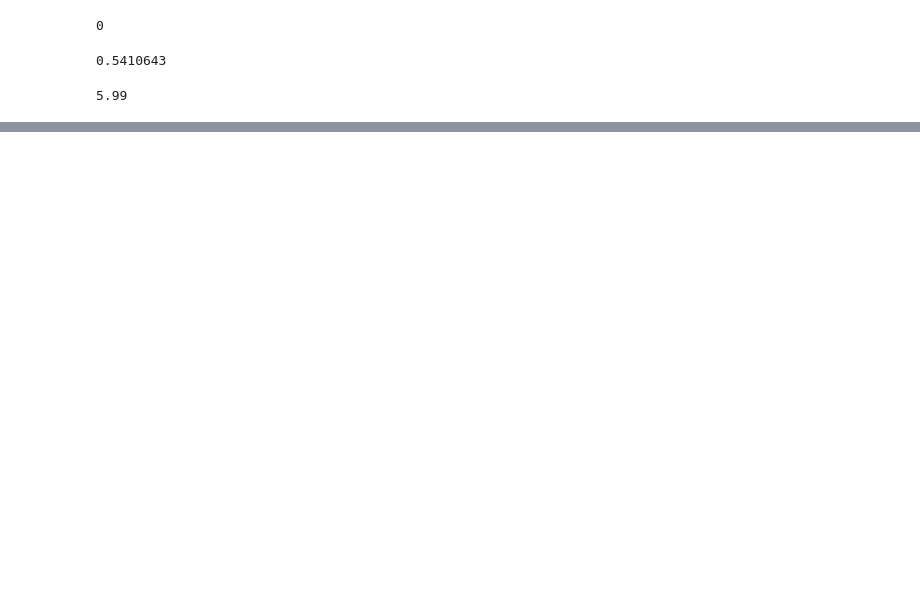
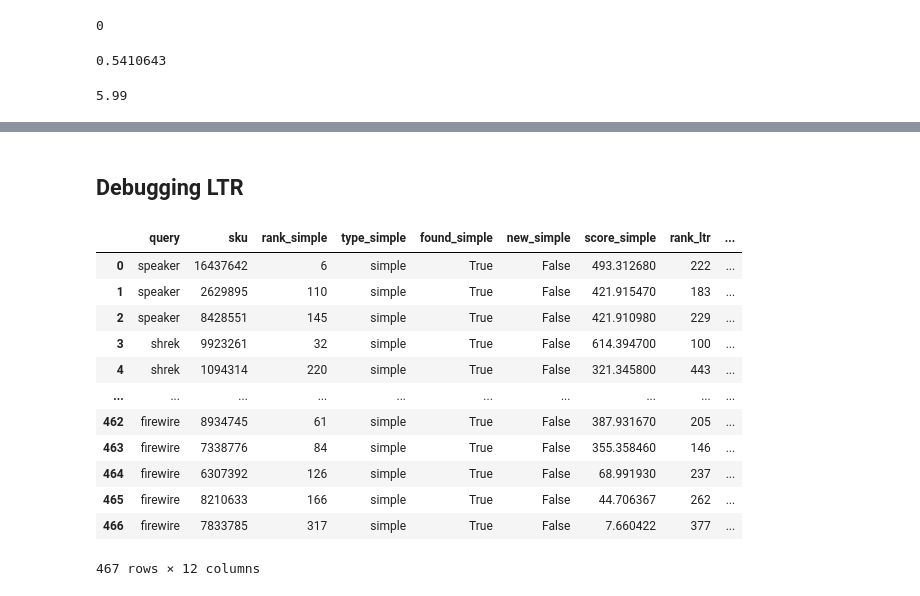
Before and after one commit to gsingers/search_with_machine_learning_course, a Jupyter notebook: notebook/ltr.ipynb, the cells around one changed output, grey strips where cells are left out. Cells and saved outputs as stored; diff of their text form; code cells hidden in the pictures; blank space fills up the shorter version.

Commit message:
Cleaning data, debugging, and adding prior item clicks given a query

```diff
--- a/notebook/ltr.ipynb
+++ b/notebook/ltr.ipynb
@@ -523,0 +631,20 @@ for i, doc_id in enumerate([2052194, 2053166, 8523243, 9311586]):
+# %% [markdown]
+## Debugging LTR
+# %%
+simple = pd.read_csv('/workspace/ltr_output/analysis/simple_better.csv')
+# %%
+simple
+# %% [output]
+|  | query | sku | rank_simple | type_simple | found_simple | new_simple | score_simple | rank_ltr | ... |
+| 0 | speaker | 16437642 | 6 | simple | True | False | 493.312680 | 222 | ... |
+| 1 | speaker | 2629895 | 110 | simple | True | False | 421.915470 | 183 | ... |
+| 2 | speaker | 8428551 | 145 | simple | True | False | 421.910980 | 229 | ... |
+| 3 | shrek | 9923261 | 32 | simple | True | False | 614.394700 | 100 | ... |
+| 4 | shrek | 1094314 | 220 | simple | True | False | 321.345800 | 443 | ... |
+| ... | ... | ... | ... | ... | ... | ... | ... | ... | ... |
+| 462 | firewire | 8934745 | 61 | simple | True | False | 387.931670 | 205 | ... |
+| 463 | firewire | 7338776 | 84 | simple | True | False | 355.358460 | 146 | ... |
+| 464 | firewire | 6307392 | 126 | simple | True | False | 68.991930 | 237 | ... |
+| 465 | firewire | 8210633 | 166 | simple | True | False | 44.706367 | 262 | ... |
+| 466 | firewire | 7833785 | 317 | simple | True | False | 7.660422 | 377 | ... |
+467 rows × 12 columns
```
Also changed, not shown: parts of 24 cells of this notebook, 6 other files.
